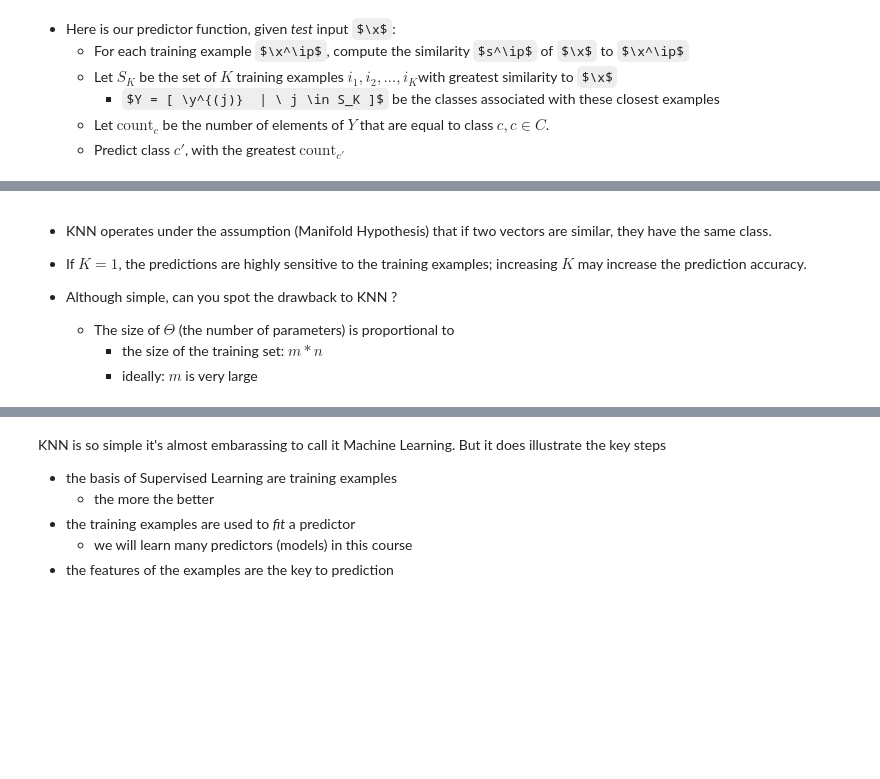
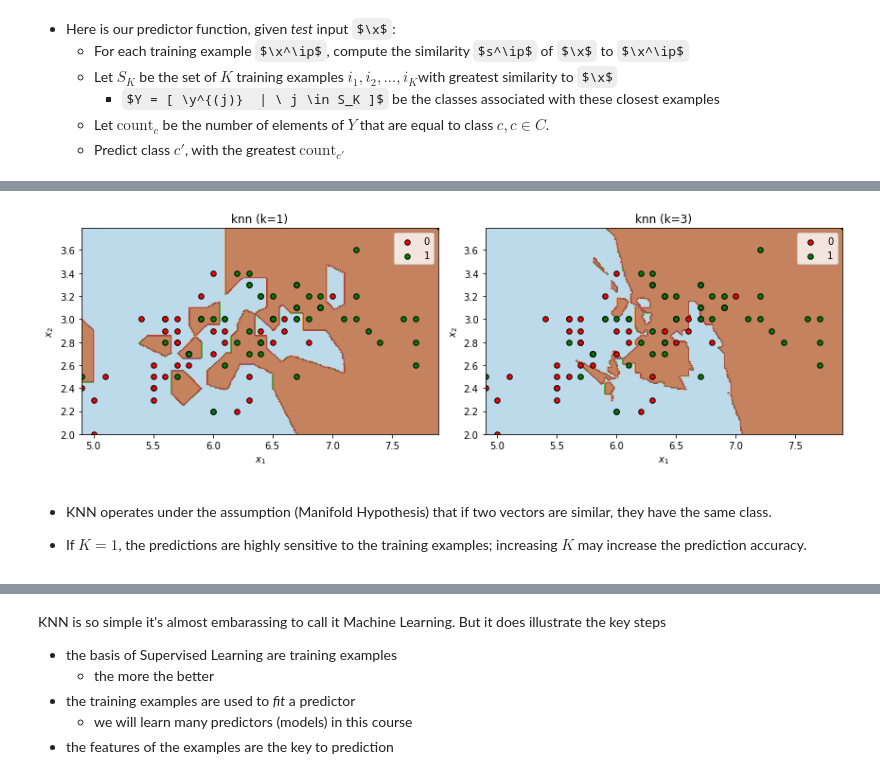
Before and after one commit to kenperry-public/ML_Spring_2020, a Jupyter notebook: Intro_Classical_ML.ipynb, the cells around one changed output, grey strips where cells are left out. Drawn from its saved outputs; the diff is of its cells as text; code cells hidden in the pictures; some formulas as TeX source; blank space fills up the shorter version.

```diff
--- a/Intro_Classical_ML.ipynb
+++ b/Intro_Classical_ML.ipynb
@@ -409,11 +492,19 @@ larger means more similar.
+# %%
+from sklearn.neighbors import KNeighborsClassifier
+
+classifiers =  [ ("knn (k=1)", KNeighborsClassifier(1)),
+                 ("knn (k=3)", KNeighborsClassifier(5))
+               ]
+svmh = svm_helper.SVM_Helper()
+_= svmh.create_kernel_data(classifiers=classifiers)
+fig, axs = svmh.plot_kernel_vs_transform(show_margins=False)
+plt.close()
+# %%
+fig
+# %% [output]
+[figure, added]
 # %% [markdown]
 - KNN operates under the assumption (Manifold Hypothesis) that if two vectors are similar, they have the same class.
 
 - If $K=1$, the predictions are highly sensitive to the training examples; increasing $K$ may increase
 the prediction accuracy.
-
-- Although simple, can you spot the drawback to KNN ?
-
-    - The size of $\Theta$ (the number of parameters) is proportional to
-        - the size of the training set: $m * n$
-        - ideally: $m$ is very large
```
Also changed, not shown: parts of 14 cells of this notebook, 22 other files.
